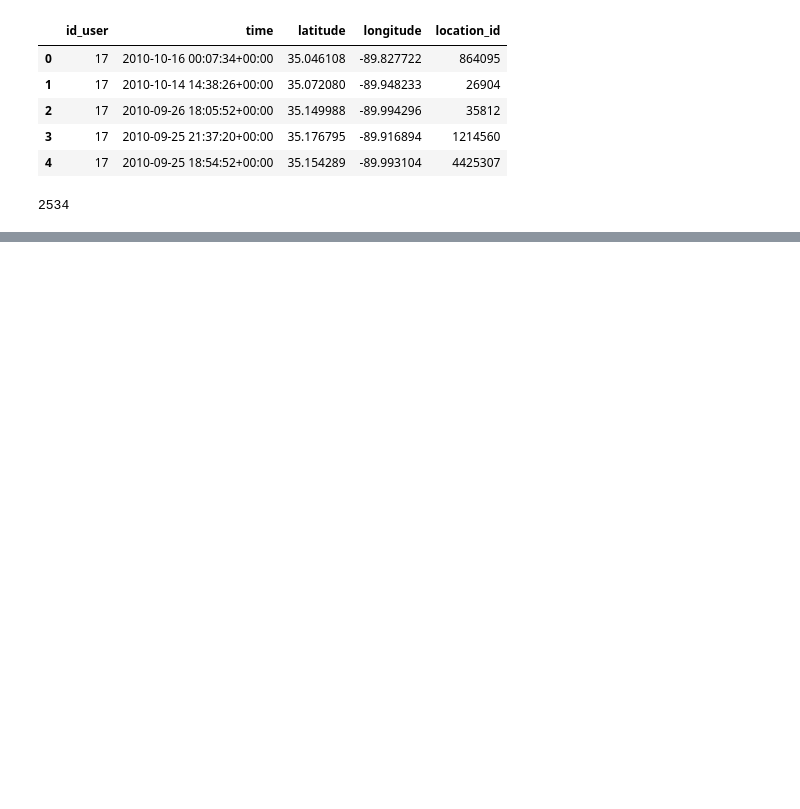
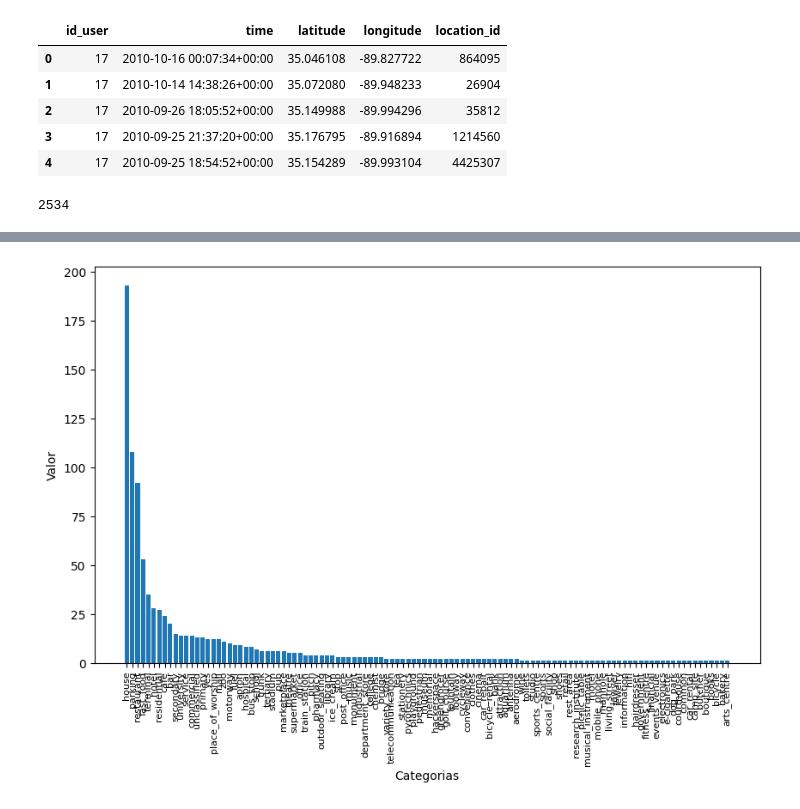
Before and after one commit to TavaresCarlos/INF791-Redes-Complexas, a Jupyter notebook: trabalho-final/index.ipynb, the cells around one changed output, grey strips where cells are left out. Drawn from its saved outputs; the diff is of its cells as text; code cells hidden in the pictures; blank space fills up the shorter version.

```diff
--- a/trabalho-final/index.ipynb
+++ b/trabalho-final/index.ipynb
@@ -269,21 +234,0 @@ Coeficiente de clusterização médio: 0.002361
-# %%
-#2)e)
-'''
-'''
-
-fortemente_conectado = list(nx.strongly_connected_components(G))
-
-tamanho = []
-for i in fortemente_conectado:
-    tamanho.append(len(i))
-
-tam = Counter(tamanho)
-x = tam.keys()
-y = tam.values()
-
-print(tam.items())
-
-plt.bar(x,y)
-plt.xlabel('Graus dos componentes')
-plt.ylabel('Quantidade de componentes')
-plt.show()
@@ -351,0 +293,17 @@ NetworkXError: Graph is not strongly connected.
+# %%
+#Histograma
+categ = Counter(categorias)
+x = categ.keys()
+y = categ.values()
+
+y, x = zip(*sorted(zip(y, x), reverse=True))
+
+plt.figure(figsize=(10,6))
+plt.bar(x,y)
+plt.xlabel('Categorias')
+plt.xticks(rotation=90, fontsize=8)
+plt.ylabel('Valor')
+
+plt.show()
+# %% [output]
+[figure, added]
```
Also changed, not shown: parts of 14 cells of this notebook, 21 other files.
